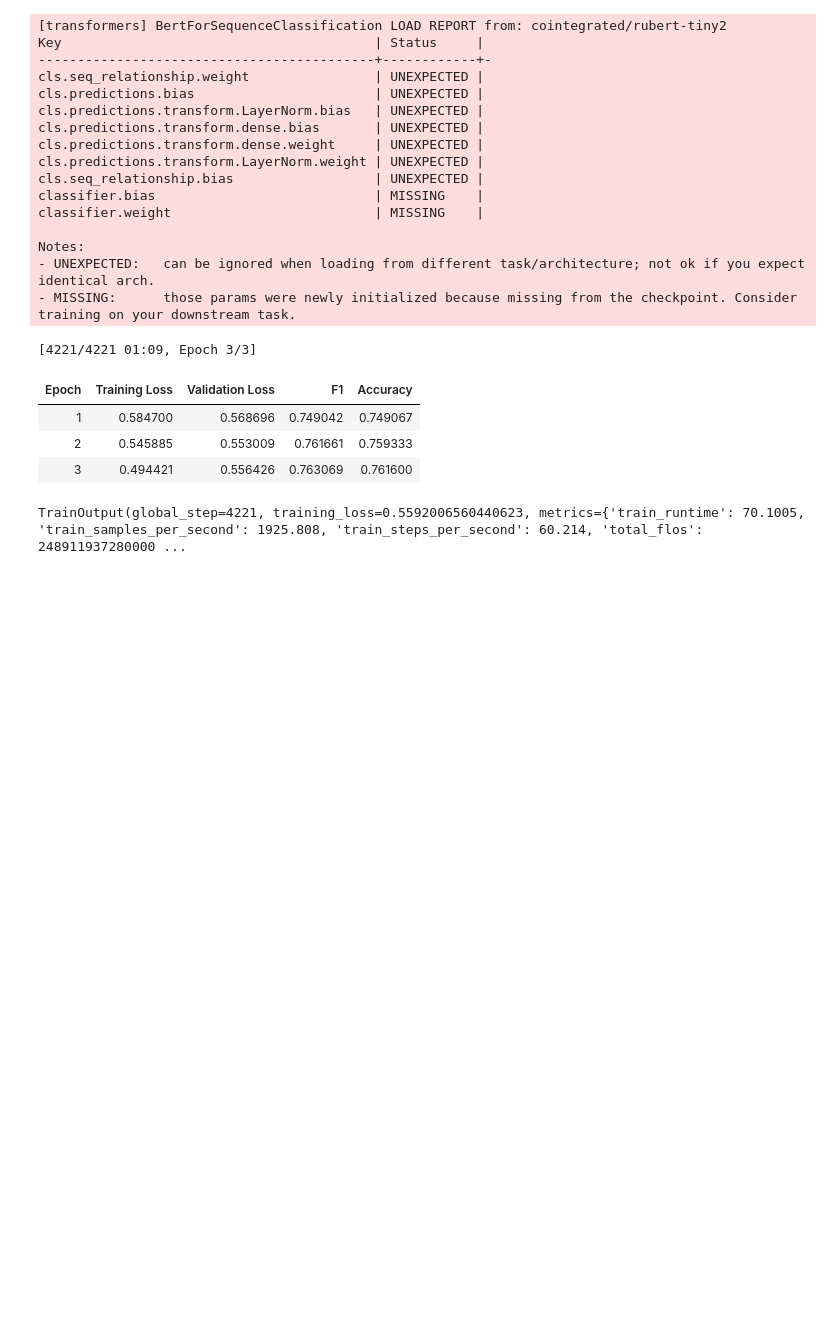
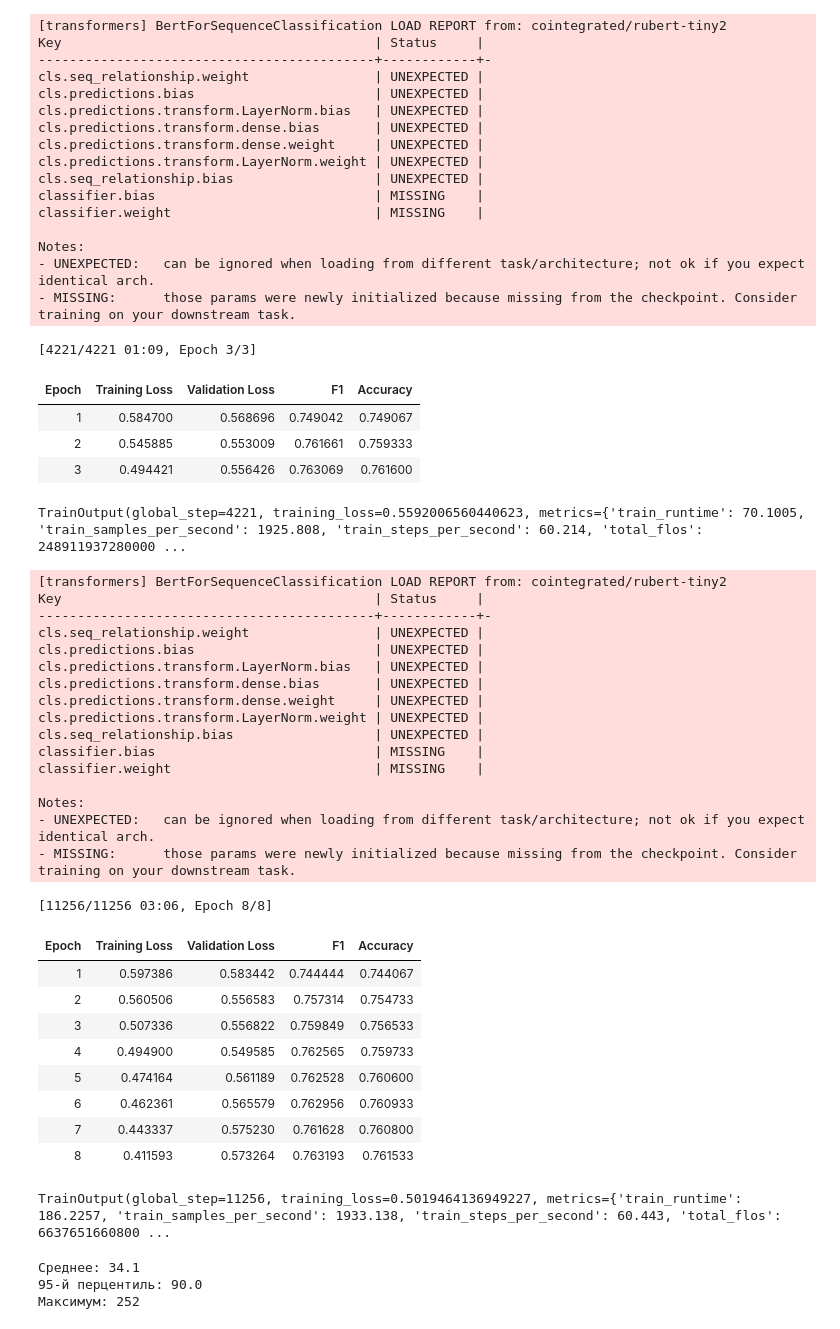
Before and after one commit to vizhiner/RuReviews-Sentiment-Classification, a Jupyter notebook: notebook.ipynb, the cells around one changed output. Cells and saved outputs as stored; diff of their text form; code cells hidden in the pictures; blank space fills up the shorter version.

```diff
--- a/notebook.ipynb
+++ b/notebook.ipynb
@@ -165,3 +169,76 @@ trainer.train()
 | 2 | 0.545885 | 0.553009 | 0.761661 | 0.759333 |
 | 3 | 0.494421 | 0.556426 | 0.763069 | 0.761600 |
 TrainOutput(global_step=4221, training_loss=0.5592006560440623, metrics={'train_runtime': 70.1005, 'train_samples_per_second': 1925.808, 'train_steps_per_second': 60.214, 'total_flos': 248911937280000 ...
+# %%
+from transformers import TrainingArguments, EarlyStoppingCallback
+
+training_args_v2 = TrainingArguments(
+    output_dir='./results_v2',
+    num_train_epochs=8,
+    per_device_train_batch_size=32,
+    per_device_eval_batch_size=32,
+    learning_rate=2e-5,
+    warmup_steps=200,
+    weight_decay=0.01,
+    eval_strategy='epoch',
+    save_strategy='epoch',
+    load_best_model_at_end=True,
+    metric_for_best_model='f1',
+    logging_strategy='steps',
+    logging_steps=100,
+    save_total_limit=2,
+)
+
+model_v2 = AutoModelForSequenceClassification.from_pretrained(
+    'cointegrated/rubert-tiny2',
+    num_labels=3
+)
+
+trainer_v2 = Trainer(
+    model=model_v2,
+    args=training_args_v2,
+    train_dataset=tokenized_dataset['train'],
+    eval_dataset=tokenized_dataset['validation'],
+    compute_metrics=compute_metrics,
+    callbacks=[EarlyStoppingCallback(early_stopping_patience=2)]
+)
+
+trainer_v2.train()
+# %% [output]
+[transformers] BertForSequenceClassification LOAD REPORT from: cointegrated/rubert-tiny2
+Key                                        | Status     |
+-------------------------------------------+------------+-
+cls.seq_relationship.weight                | UNEXPECTED |
+cls.predictions.bias                       | UNEXPECTED |
+cls.predictions.transform.LayerNorm.bias   | UNEXPECTED |
+cls.predictions.transform.dense.bias       | UNEXPECTED |
+cls.predictions.transform.dense.weight     | UNEXPECTED |
+cls.predictions.transform.LayerNorm.weight | UNEXPECTED |
+cls.seq_relationship.bias                  | UNEXPECTED |
+classifier.bias                            | MISSING    |
+classifier.weight                          | MISSING    |
+
+Notes:
+- UNEXPECTED:   can be ignored when loading from different task/architecture; not ok if you expect identical arch.
+- MISSING:      those params were newly initialized because missing from the checkpoint. Consider training on your downstream task.
+[11256/11256 03:06, Epoch 8/8]
+| Epoch | Training Loss | Validation Loss | F1 | Accuracy |
+| 1 | 0.597386 | 0.583442 | 0.744444 | 0.744067 |
+| 2 | 0.560506 | 0.556583 | 0.757314 | 0.754733 |
+| 3 | 0.507336 | 0.556822 | 0.759849 | 0.756533 |
+| 4 | 0.494900 | 0.549585 | 0.762565 | 0.759733 |
+| 5 | 0.474164 | 0.561189 | 0.762528 | 0.760600 |
+| 6 | 0.462361 | 0.565579 | 0.762956 | 0.760933 |
+| 7 | 0.443337 | 0.575230 | 0.761628 | 0.760800 |
+| 8 | 0.411593 | 0.573264 | 0.763193 | 0.761533 |
+TrainOutput(global_step=11256, training_loss=0.5019464136949227, metrics={'train_runtime': 186.2257, 'train_samples_per_second': 1933.138, 'train_steps_per_second': 60.443, 'total_flos': 6637651660800 ...
+# %%
+lengths = [len(tokenizer.encode(text)) for text in dataset['train']['text'][:2000]]
+import numpy as np
+print(f"Среднее: {np.mean(lengths):.1f}")
+print(f"95-й перцентиль: {np.percentile(lengths, 95):.1f}")
+print(f"Максимум: {np.max(lengths)}")
+# %% [output]
+Среднее: 34.1
+95-й перцентиль: 90.0
+Максимум: 252
```
Also changed, not shown: parts of 21 cells of this notebook, 1 other file.
